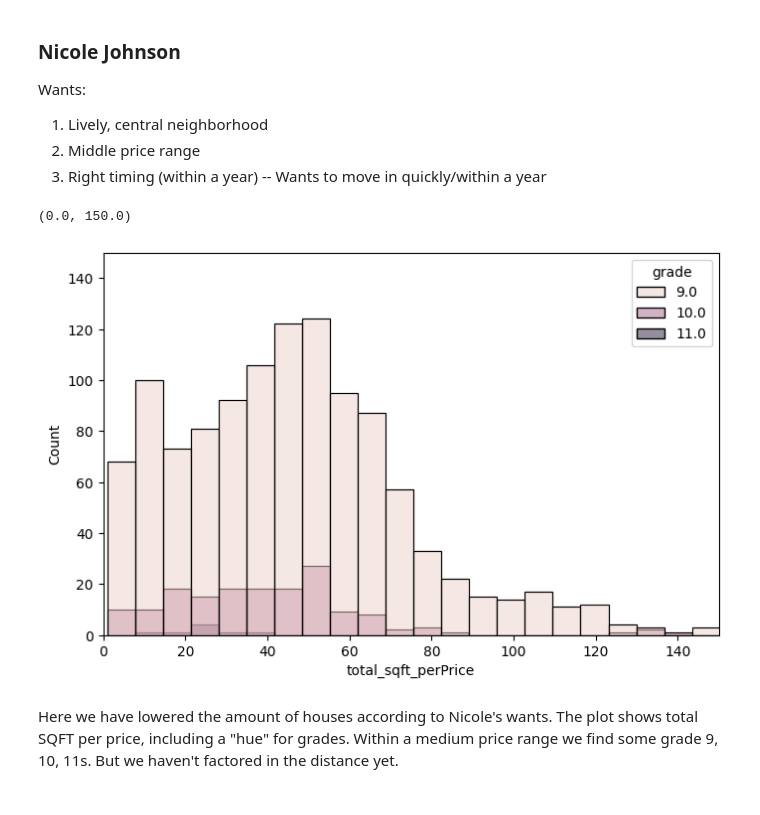
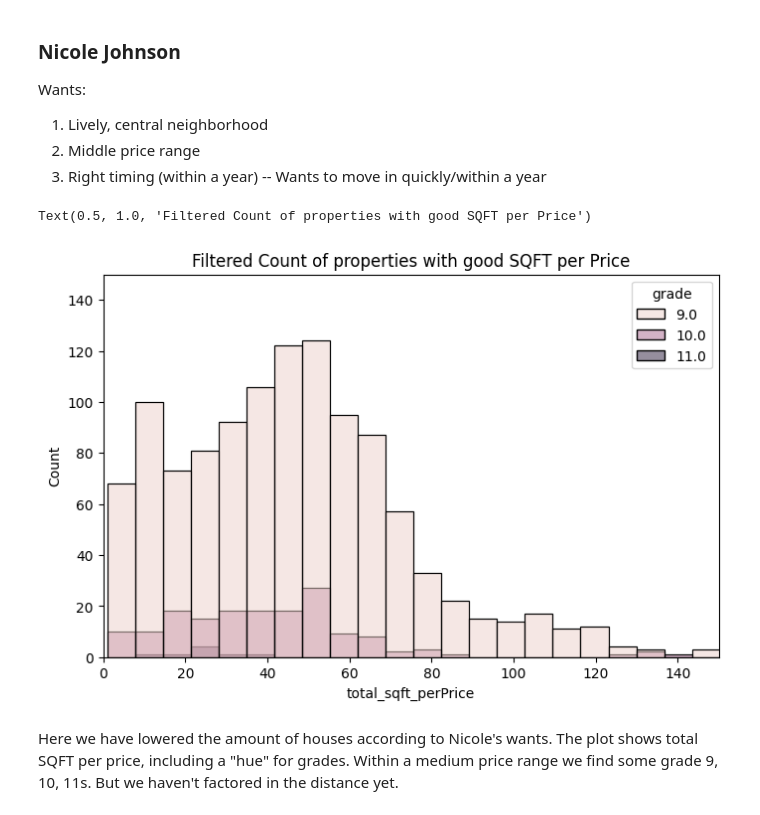
Before and after one commit to RehlytC/EDA_Project, a Jupyter notebook: EDA.ipynb, the cells around one changed output. Saved outputs shown, nothing was run; the diff lists cells and outputs as text; code cells hidden in the pictures.

```diff
--- a/EDA.ipynb
+++ b/EDA.ipynb
@@ -300,23 +318,31 @@ Wants:
 # %%
 ## Now to lower the count of total properties
 
 # We want houses that are good condition (so she can move in quickly)
 # We want houses that are not too expensive
 
 # Creating a grade + price filter, choosing above 8 and prices less than 700,000
 grade_price_filtered = df[(df['grade'] > 8) & (df['price'] < 700000)]
 
+## Creating variables for total sqft and total sqft15 divided by price
+df['total_sqft_perPrice'] = df['price'] / df['total_sqft']
+df['total_sqft15_perPrice'] = df['price'] / df['total_sqft15']
+
 sns.histplot(data=grade_price_filtered, x=df['total_sqft_perPrice'], hue='grade')
 plt.ylim(0,150)
 plt.xlim(0,150)
+
+plt.title(
+    label='Filtered Count of properties with good SQFT per Price'
+)
 
 ## Count is now 1395 entries
 
 #grade_price_filtered.describe()
 #grade_price_filtered.info()
 # %% [output]
-(0.0, 150.0)
+Text(0.5, 1.0, 'Filtered Count of properties with good SQFT per Price')
-[figure, old version]
+[figure, new version]
 # %% [markdown]
 Here we have lowered the amount of houses according to Nicole's wants. The plot shows total SQFT per price, including a "hue" for grades. Within a medium price range we find some grade 9, 10, 11s. But we haven't factored in the distance yet.
 # %% [markdown]
```
Also changed, not shown: parts of 11 cells of this notebook.
